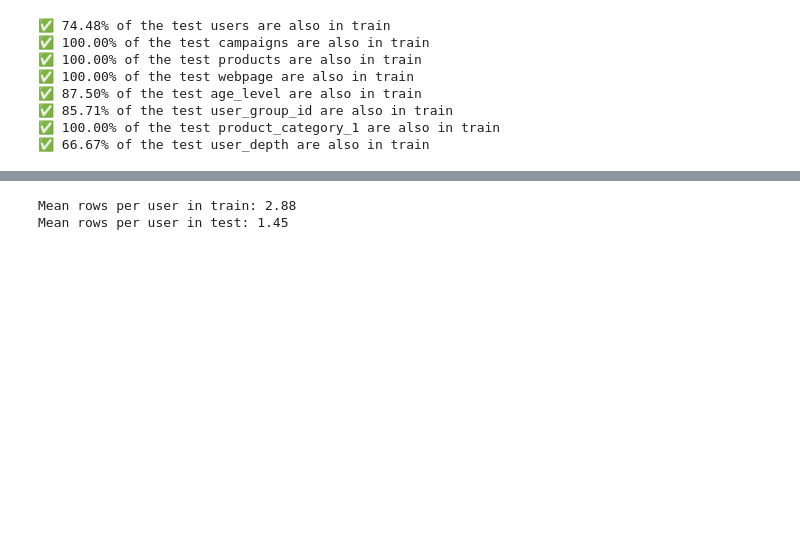
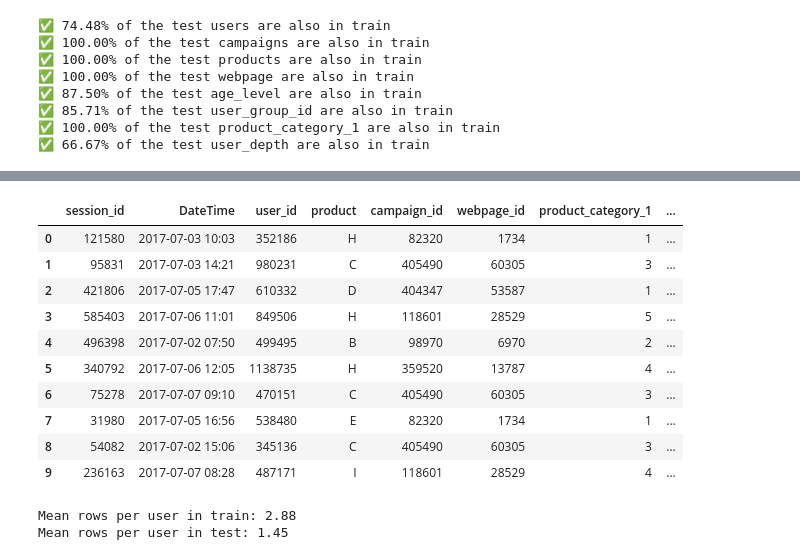
Before and after one commit to bagel-not-kaggle/YDATA-kaggle-assignment, a Jupyter notebook: notebooks/Exploring.ipynb, the cells around one changed output, grey strips where cells are left out. Saved outputs shown, nothing was run; the diff lists cells and outputs as text; code cells hidden in the pictures; blank space fills up the shorter version.

```diff
--- a/notebooks/Exploring.ipynb
+++ b/notebooks/Exploring.ipynb
@@ -85,3 +108,17 @@ print(f"✅ {percentage_user_depth_in_train:.2f}% of the test user_depth are als
+# %%
+raw_test.head(10)
+# %% [output]
+|  | session_id | DateTime | user_id | product | campaign_id | webpage_id | product_category_1 | ... |
+| 0 | 121580 | 2017-07-03 10:03 | 352186 | H | 82320 | 1734 | 1 | ... |
+| 1 | 95831 | 2017-07-03 14:21 | 980231 | C | 405490 | 60305 | 3 | ... |
+| 2 | 421806 | 2017-07-05 17:47 | 610332 | D | 404347 | 53587 | 1 | ... |
+| 3 | 585403 | 2017-07-06 11:01 | 849506 | H | 118601 | 28529 | 5 | ... |
+| 4 | 496398 | 2017-07-02 07:50 | 499495 | B | 98970 | 6970 | 2 | ... |
+| 5 | 340792 | 2017-07-06 12:05 | 1138735 | H | 359520 | 13787 | 4 | ... |
+| 6 | 75278 | 2017-07-07 09:10 | 470151 | C | 405490 | 60305 | 3 | ... |
+| 7 | 31980 | 2017-07-05 16:56 | 538480 | E | 82320 | 1734 | 1 | ... |
+| 8 | 54082 | 2017-07-02 15:06 | 345136 | C | 405490 | 60305 | 3 | ... |
+| 9 | 236163 | 2017-07-07 08:28 | 487171 | I | 118601 | 28529 | 4 | ... |
 # %%
 #mean rows of users in train
 mean_rows_per_user_train = raw_data.groupby('user_id').size().mean()
```
Also changed, not shown: parts of 2 cells of this notebook.
